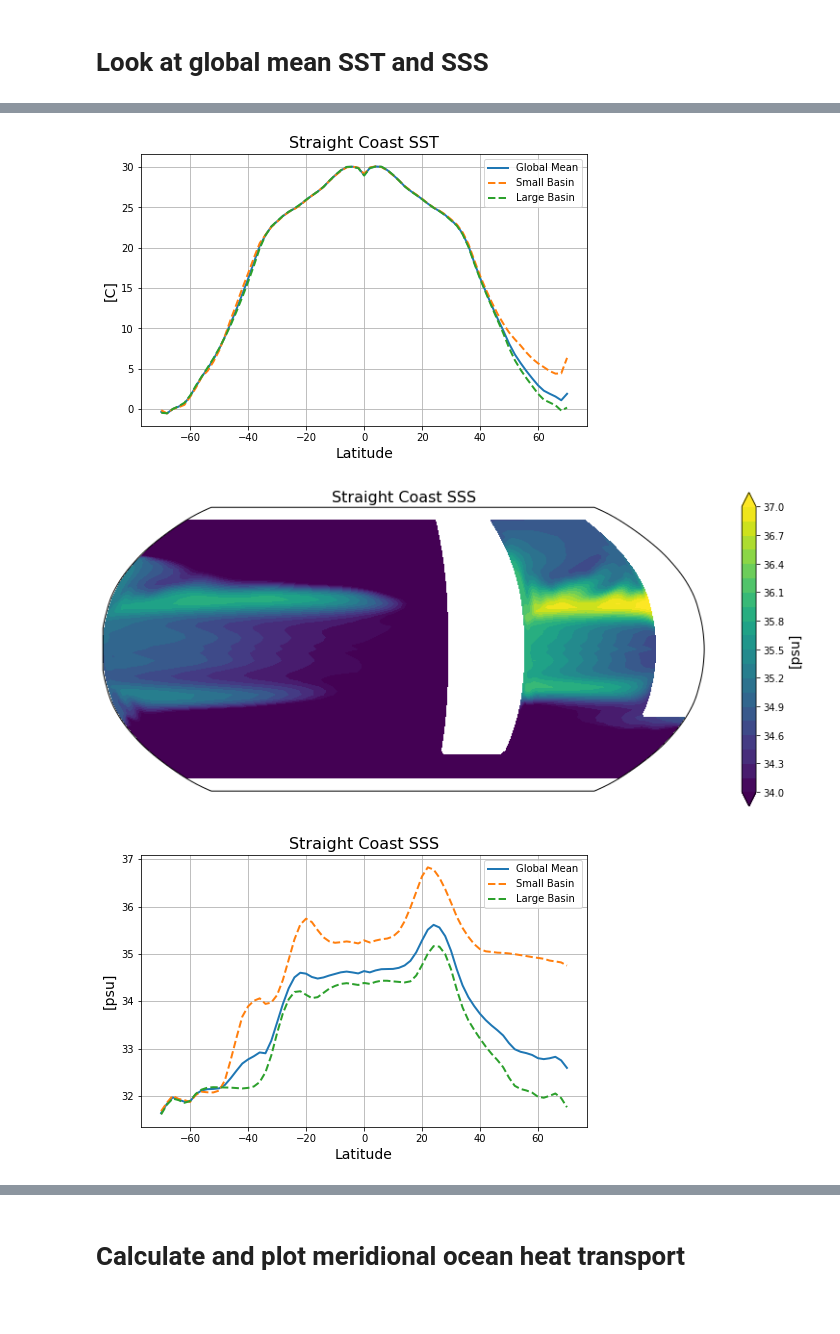
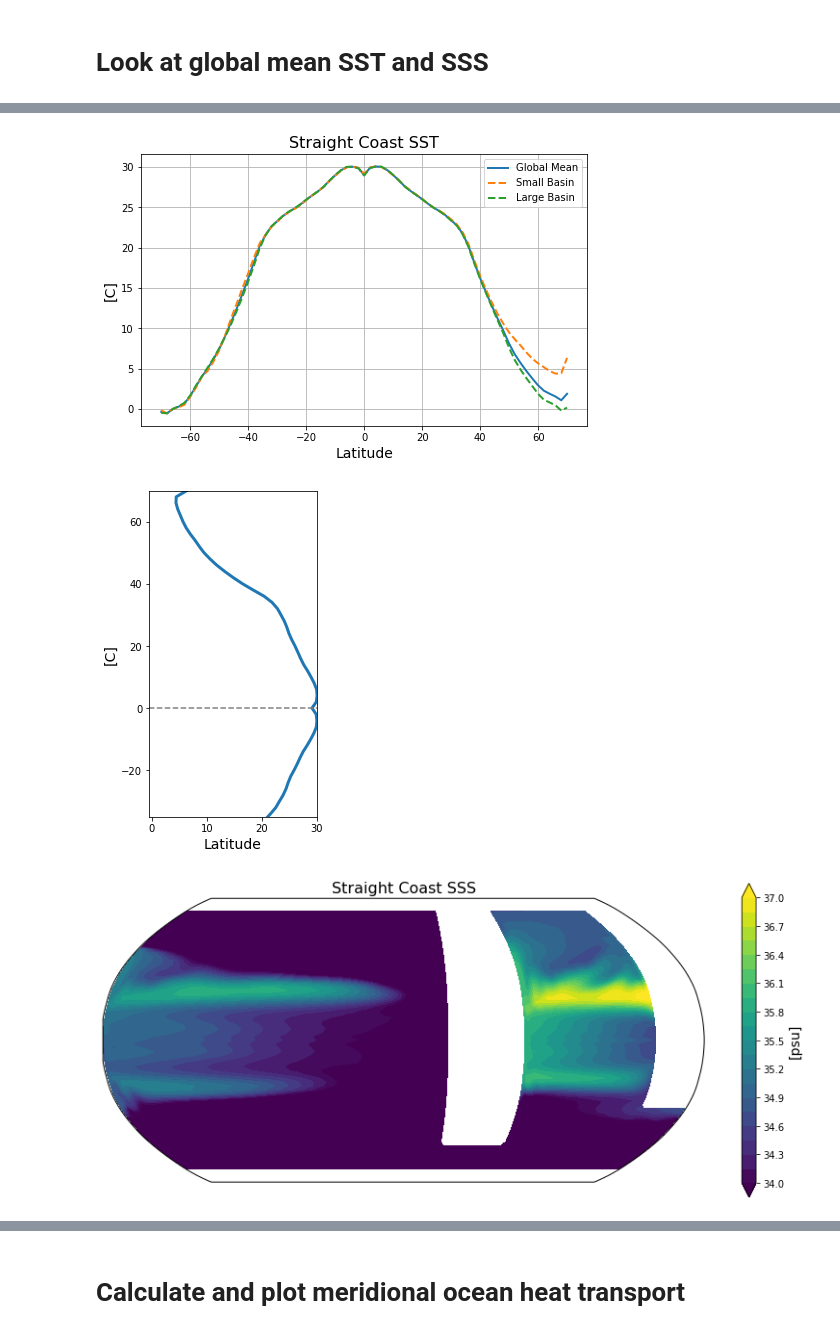
Before and after one commit to s-ragen/AQUA_CODE, a Jupyter notebook: ssps_OHT_strat.ipynb, the cells around one changed output, grey strips where cells are left out. Cells and saved outputs as stored; diff of their text form; code cells hidden in the pictures.

```diff
--- a/ssps_OHT_strat.ipynb
+++ b/ssps_OHT_strat.ipynb
@@ -28,7 +28,7 @@ path_month = '/data/sragen/aquaplanet/MASTERS/straight_coast/run/DATA/1000yr/280
 dm = xr.open_dataset(path_month, decode_times=True)
 
 # path to save figures
-fig_path = '/data/sragen/aquaplanet/MASTERS/straight_coast/run/DATA/1000yr/FIGURES'
+fig_path = '/data/sragen/aquaplanet/MASTERS/straight_coast/run/DATA/1000yr/FIGURES/'
 
 
 #=================================================
@@ -123,6 +123,14 @@ plt.legend()
 plt.savefig(fig_path+'SST_section.png')
 plt.show()
 
+fig = plt.figure(figsize=(3, 6))
+plt.plot(np.nanmean(sst_avg[:,x_west:x_east], axis=1), dy['yh'], linewidth=3)
+# plt.plot([0,0], [-90,90], linestyle='dashed', color='gray')
+plt.plot([-5,40], [0,0], linestyle='dashed', color='gray')
+plt.ylim([-35,70]), plt.xlim([-0.5,30])
+plt.ylabel('[C]', fontsize=14), plt.xlabel('Latitude', fontsize=14)
+plt.show()
+
 b_salt = np.linspace(34, 37, 21, endpoint=True)
 t_salt = np.linspace(34, 37, 11, endpoint=True)
 fig = plt.figure(figsize=(14, 6))
@@ -134,32 +142,40 @@ plt.ylabel('Latitude', fontsize=14), plt.xlabel('Longitude', fontsize=14)
 plt.title('{} SSS'.format(case), fontsize=16)
 plt.savefig(fig_path+'SSS.png')
 plt.show()
 
 plt.subplots(figsize=(8,5))
 plt.plot(dy['yh'], np.nanmean(sss_avg, axis=1), linewidth=2, label='Global Mean')
 # Following two lines are for configurations with more than one basin
 plt.plot(dy['yh'], np.nanmean(sss_avg[:,x_west:x_east], axis=1), '--', linewidth=2, label='Small Basin')
 plt.plot(dy['yh'], np.nanmean(sss_avg[:,:x_west], axis=1), '--', linewidth=2, label='Large Basin')
 #
 plt.ylabel('[psu]', fontsize=14), plt.xlabel('Latitude', fontsize=14)
 plt.title('{} SSS'.format(case), fontsize=16)
 plt.grid()
 plt.legend()
 plt.savefig(fig_path+'SSS_section.png')
 plt.show()
 
+fig = plt.figure(figsize=(3, 6))
+plt.plot(np.nanmean(sss_avg[:,x_west:x_east], axis=1), dy['yh'], linewidth=3)
+# plt.plot([0,0], [-90,90], linestyle='dashed', color='gray')
+plt.plot([-5,40], [0,0], linestyle='dashed', color='gray')
+plt.ylim([-35,70]), plt.xlim([31,37])
+plt.ylabel('[C]', fontsize=14), plt.xlabel('Latitude', fontsize=14)
+plt.show()
+
 b_ssh = np.linspace(-1, 1, 21, endpoint=True)
 t_ssh = np.linspace(-1, 1, 11, endpoint=True)
 fig = plt.figure(figsize=(14, 6))
 ax = fig.add_subplot(1, 1, 1, projection=ccrs.Robinson(central_longitude=180.0))
 plt.contourf(dy['xh'], dy['yh'], ssh_avg, b_ssh, cmap='Blues_r', extend='both',  transform=ccrs.PlateCarree())
 cbar = plt.colorbar(ticks=t_ssh, boundaries=t_ssh, spacing='uniform', extend='both')
 cbar.ax.set_ylabel('[m]', fontsize=14)
 plt.ylabel('Latitude', fontsize=14), plt.xlabel('Longitude', fontsize=14)
 plt.title('{} SSH'.format(case), fontsize=16)
 plt.show()
 # %% [output]
 [figure]
 [figure]
-[figure, old version]
+[figure, new version]
-[figure, old version]
+[figure, new version]
```
Also changed, not shown: parts of 1 cell of this notebook, 1 other file.
